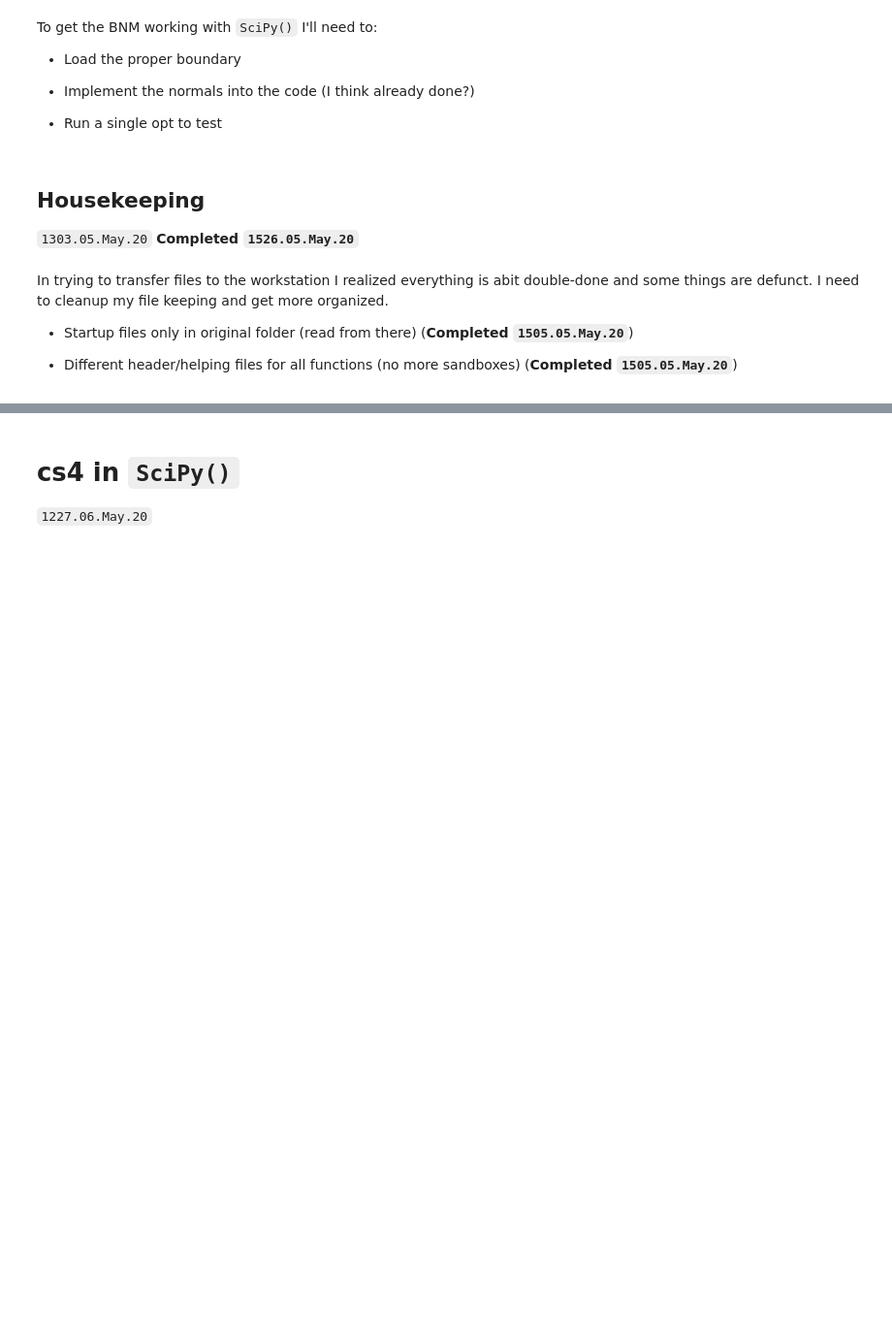
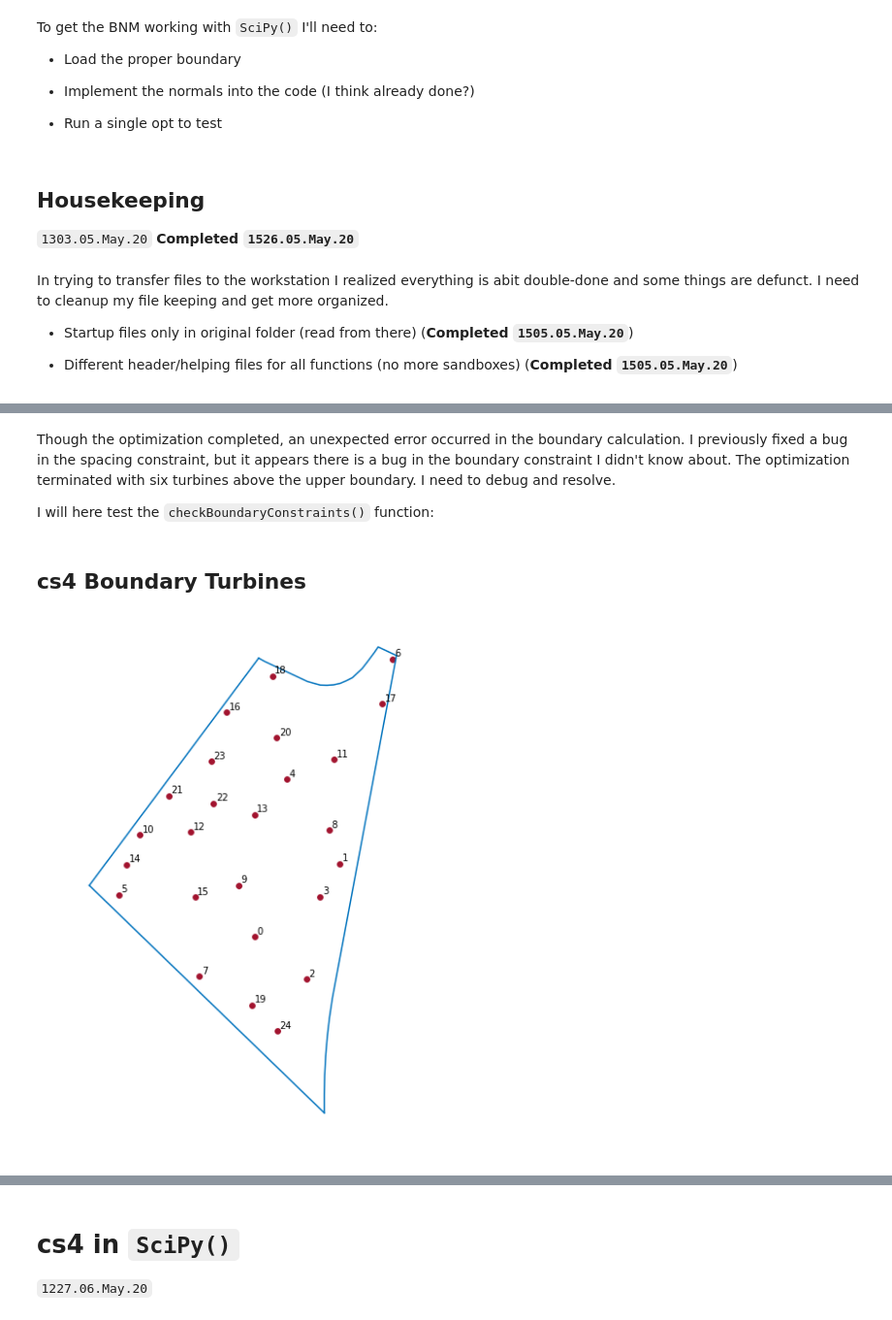
Before and after one commit to byuflowlab/iea37-casestudies-extrafiles, a Jupyter notebook: cs3-4/optimo-attempt-baker/notebook-scipy/bakerIEA37cs3-09-cs3workout.ipynb, the cells around one changed output, grey strips where cells are left out. Shown at 97% size. Cells and saved outputs as stored; diff of their text form; code cells hidden in the pictures; blank space fills up the shorter version.

```diff
--- a/cs3-4/optimo-attempt-baker/notebook-scipy/bakerIEA37cs3-09-cs3workout.ipynb
+++ b/cs3-4/optimo-attempt-baker/notebook-scipy/bakerIEA37cs3-09-cs3workout.ipynb
@@ -45,0 +65,6 @@ In trying to transfer files to the workstation I realized everything is abit dou
+# %% [markdown]
+Though the optimization completed, an unexpected error occurred in the boundary calculation. I previously fixed a bug in the spacing constraint, but it appears there is a bug in the boundary constraint I didn't know about. The optimization terminated with six turbines above the upper boundary. I need to debug and resolve.
+
+I will here test the `checkBoundaryConstraints()` function:
+# %% [markdown]
+## cs4 Boundary Turbines
@@ -45,0 +115,18 @@ In trying to transfer files to the workstation I realized everything is abit dou
+# %%
+#-- Testing --#
+numTurbs = 25
+vertexPts = bndryPts[vertexList[0:4]]  # Make an array of just the four "vertex" points we're using
+turbRandoList = iea37cs3randomstarts(numTurbs, splineList, vertexPts, fMinDist)
+# %%
+#-- Print the random turbine locations (with numbers) --#
+#-- Plot the boundary --#
+plt.figure(figsize=(20,10))
+for i in range(numSides):
+    plt.hold = True
+    printBoundaryArray(segCoordList[i].x, splineList[i](segCoordList[i].x), 5)
+
+#-- Plot the turbine locations --#
+printTurbines(turbRandoList, getPltClrs().getColor(1), turb_diam/6, True)
+#-- End print of turbine locations--#
+# %% [output]
+[figure, added]
```
Also changed, not shown: parts of 58 cells of this notebook, 49 other files.
